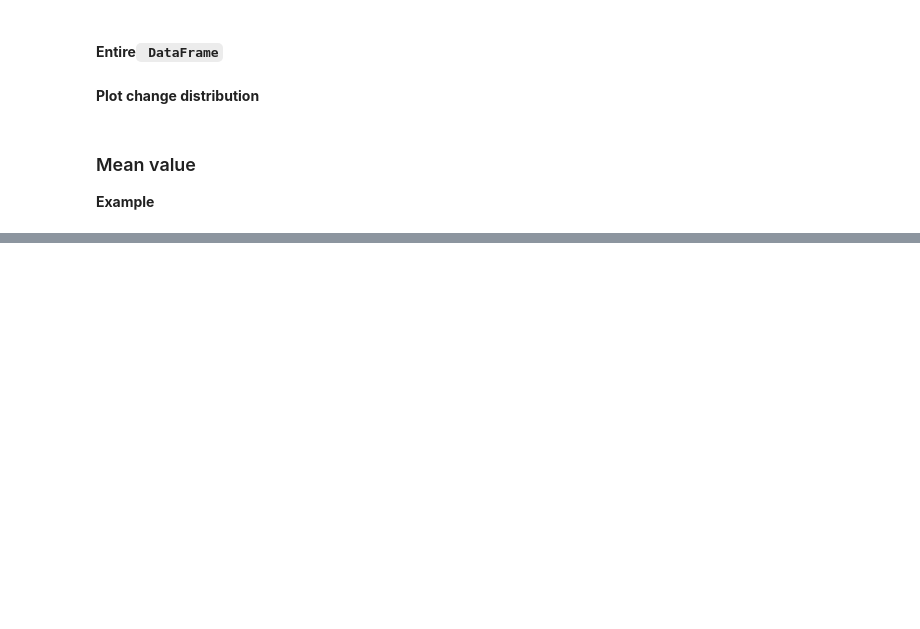
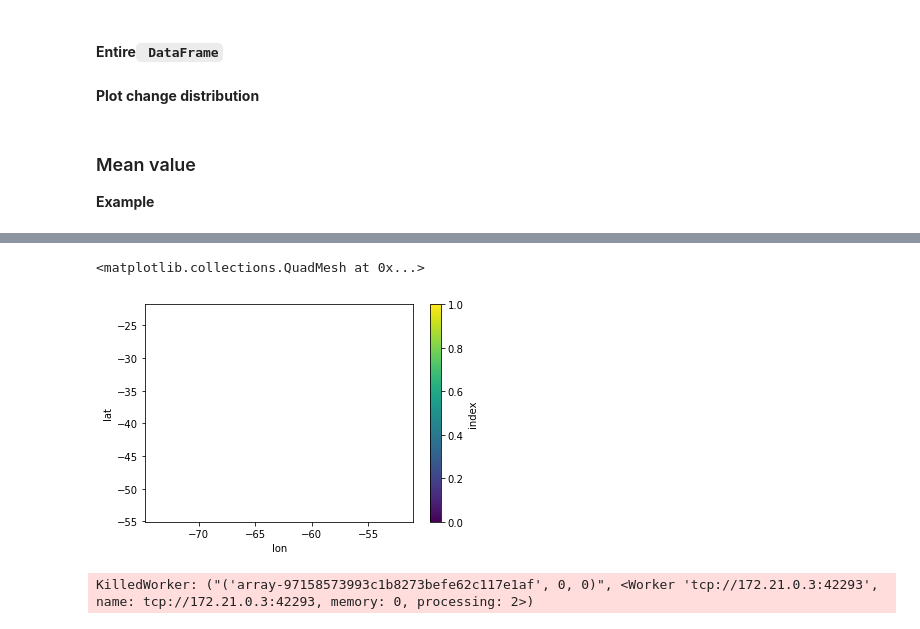
Before and after one commit to Vizzuality/soils-revealed-data, a Jupyter notebook: processing/precalculations_with_zarrs.ipynb, the cells around one changed output, grey strips where cells are left out. Saved outputs shown, nothing was run; the diff lists cells and outputs as text; code cells hidden in the pictures; blank space fills up the shorter version.

```diff
--- a/processing/precalculations_with_zarrs.ipynb
+++ b/processing/precalculations_with_zarrs.ipynb
@@ -585,3 +670,3 @@ gdf_pb = gdf_pb.reset_index(drop=True)
 # %%
-state_ids = {k: i for i, k in enumerate(gdf_pb.name_1)}
-state_ids
+gdf_ids = {k: i for i, k in enumerate(gdf.eco_name)}
+gdf_ids
@@ -601,3 +708,15 @@ ds
+# %%
+(ds.index == gdf_ids['Humid Chaco']).plot()
+# %% [output]
+<matplotlib.collections.QuadMesh at 0x...>
+[figure, added]
+# %%
+(ds.stocks
+ .isel(time=slice(12))
+ .where(ds.index == gdf_ids['Quequen Grande'])
+ .mean(['lon', 'lat'])).compute()
+# %% [output]
+KilledWorker: ("('array-97158573993c1b8273befe62c117e1af', 0, 0)", <Worker 'tcp://172.21.0.3:42293', name: tcp://172.21.0.3:42293, memory: 0, processing: 2>)
 # %%
 (ds.stocks
  .isel(time=slice(12))
```
Also changed, not shown: parts of 19 cells of this notebook.
